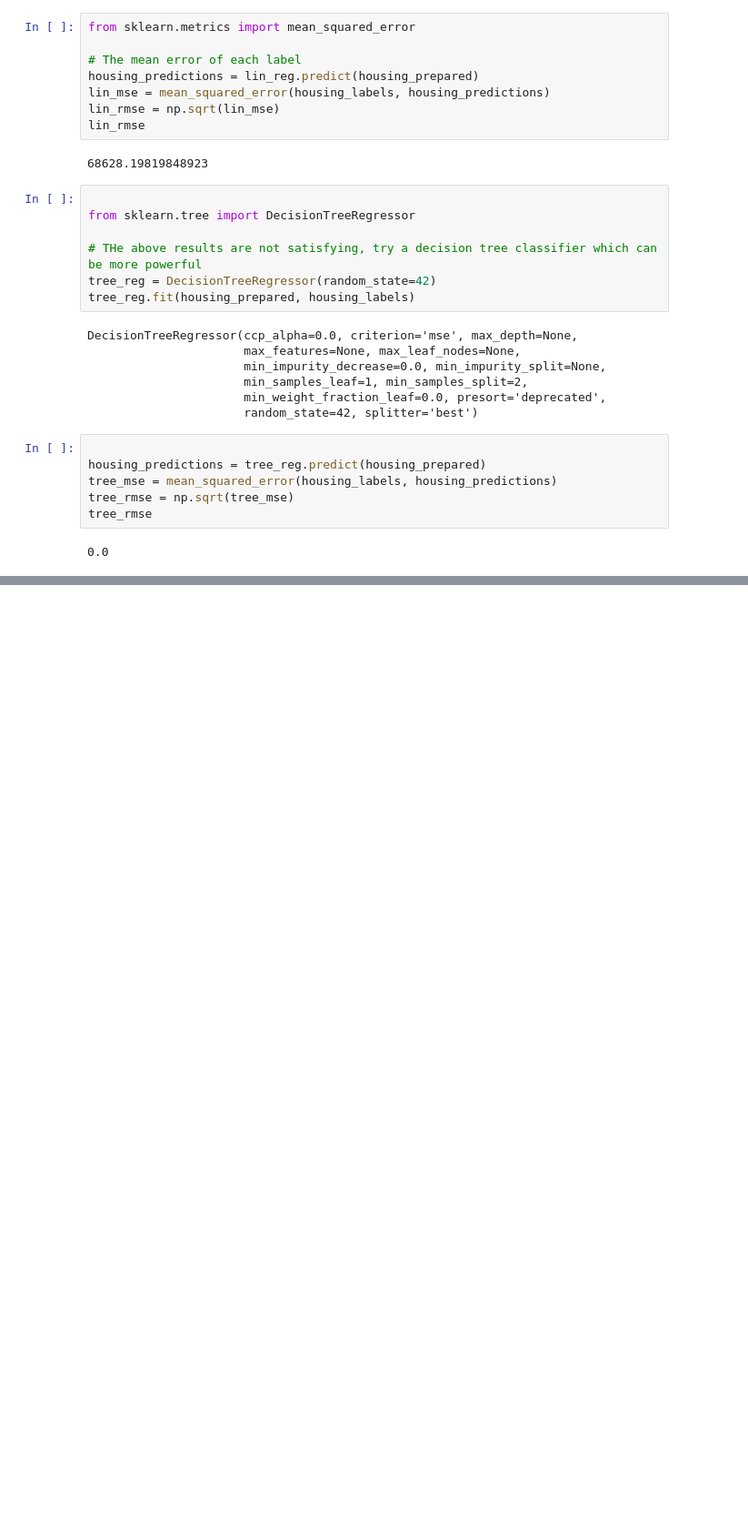
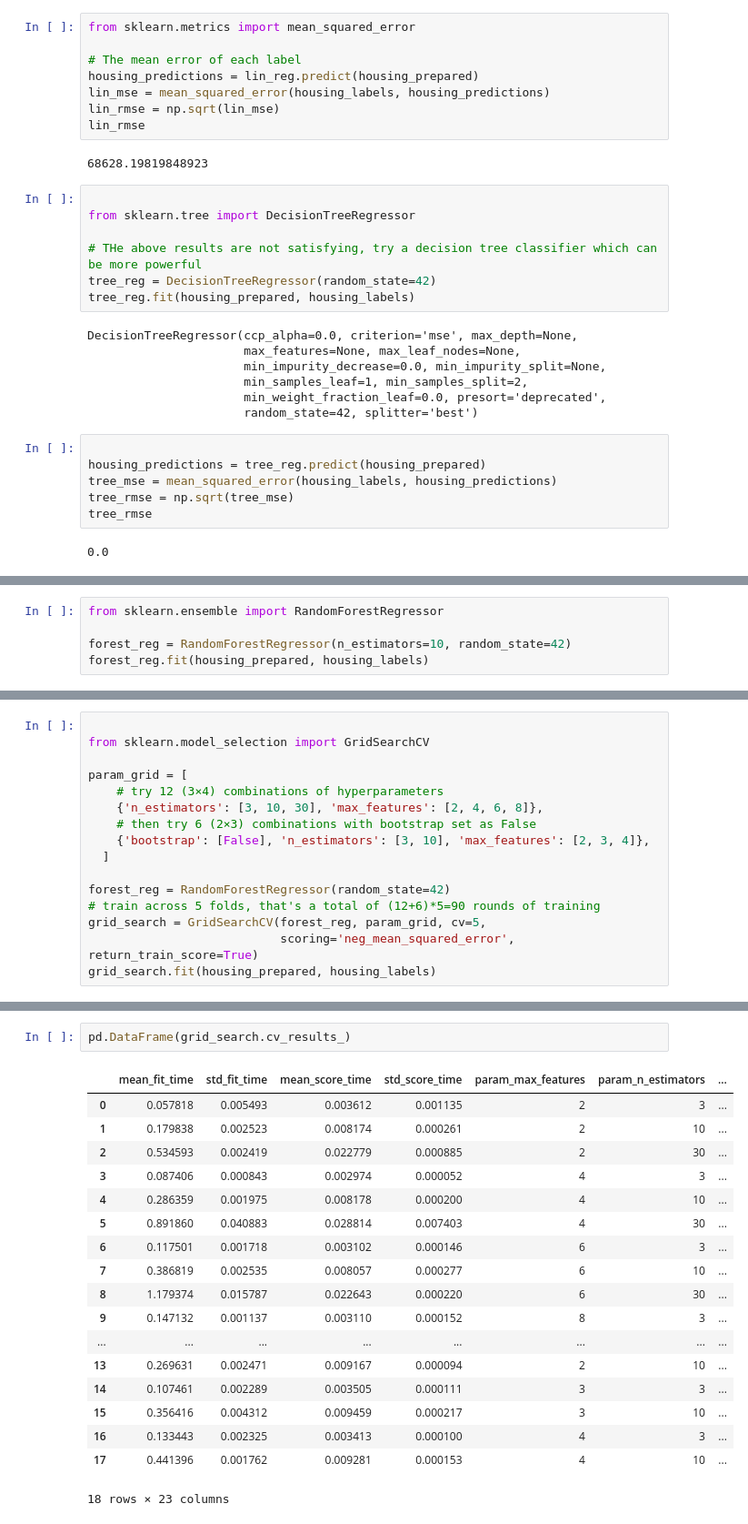
Before and after one commit to InderpalD/Evaluating-Real-Estate, a Jupyter notebook: House_Prices.ipynb, the cells around one changed output, grey strips where cells are left out. Shown: that part at 91% size. Saved outputs shown, nothing was run; the diff lists cells and outputs as text; blank space fills up the shorter version.

```diff
--- a/House_Prices.ipynb
+++ b/House_Prices.ipynb
@@ -470,0 +504,5 @@ tree_rmse
+# %%
+from sklearn.ensemble import RandomForestRegressor
+
+forest_reg = RandomForestRegressor(n_estimators=10, random_state=42)
+forest_reg.fit(housing_prepared, housing_labels)
@@ -470,0 +535,16 @@ tree_rmse
+# %%
+
+from sklearn.model_selection import GridSearchCV
+
+param_grid = [
+    # try 12 (3×4) combinations of hyperparameters
+    {'n_estimators': [3, 10, 30], 'max_features': [2, 4, 6, 8]},
+    # then try 6 (2×3) combinations with bootstrap set as False
+    {'bootstrap': [False], 'n_estimators': [3, 10], 'max_features': [2, 3, 4]},
+  ]
+
+forest_reg = RandomForestRegressor(random_state=42)
+# train across 5 folds, that's a total of (12+6)*5=90 rounds of training
+grid_search = GridSearchCV(forest_reg, param_grid, cv=5,
+                           scoring='neg_mean_squared_error', return_train_score=True)
+grid_search.fit(housing_prepared, housing_labels)
@@ -470,0 +606,21 @@ tree_rmse
+# %%
+pd.DataFrame(grid_search.cv_results_)
+# %% [output]
+|  | mean_fit_time | std_fit_time | mean_score_time | std_score_time | param_max_features | param_n_estimators | ... |
+| 0 | 0.057818 | 0.005493 | 0.003612 | 0.001135 | 2 | 3 | ... |
+| 1 | 0.179838 | 0.002523 | 0.008174 | 0.000261 | 2 | 10 | ... |
+| 2 | 0.534593 | 0.002419 | 0.022779 | 0.000885 | 2 | 30 | ... |
+| 3 | 0.087406 | 0.000843 | 0.002974 | 0.000052 | 4 | 3 | ... |
+| 4 | 0.286359 | 0.001975 | 0.008178 | 0.000200 | 4 | 10 | ... |
+| 5 | 0.891860 | 0.040883 | 0.028814 | 0.007403 | 4 | 30 | ... |
+| 6 | 0.117501 | 0.001718 | 0.003102 | 0.000146 | 6 | 3 | ... |
+| 7 | 0.386819 | 0.002535 | 0.008057 | 0.000277 | 6 | 10 | ... |
+| 8 | 1.179374 | 0.015787 | 0.022643 | 0.000220 | 6 | 30 | ... |
+| 9 | 0.147132 | 0.001137 | 0.003110 | 0.000152 | 8 | 3 | ... |
+| ... | ... | ... | ... | ... | ... | ... | ... |
+| 13 | 0.269631 | 0.002471 | 0.009167 | 0.000094 | 2 | 10 | ... |
+| 14 | 0.107461 | 0.002289 | 0.003505 | 0.000111 | 3 | 3 | ... |
+| 15 | 0.356416 | 0.004312 | 0.009459 | 0.000217 | 3 | 10 | ... |
+| 16 | 0.133443 | 0.002325 | 0.003413 | 0.000100 | 4 | 3 | ... |
+| 17 | 0.441396 | 0.001762 | 0.009281 | 0.000153 | 4 | 10 | ... |
+18 rows × 23 columns
```
Also changed, not shown: parts of 13 cells of this notebook.
